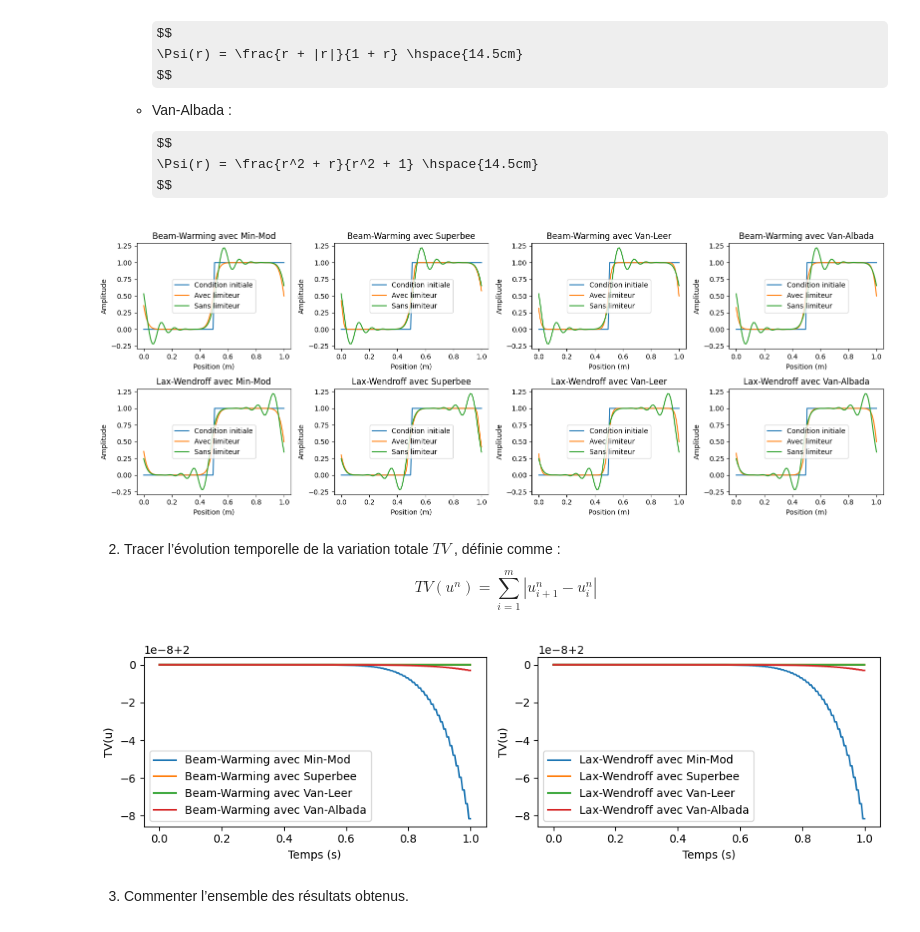
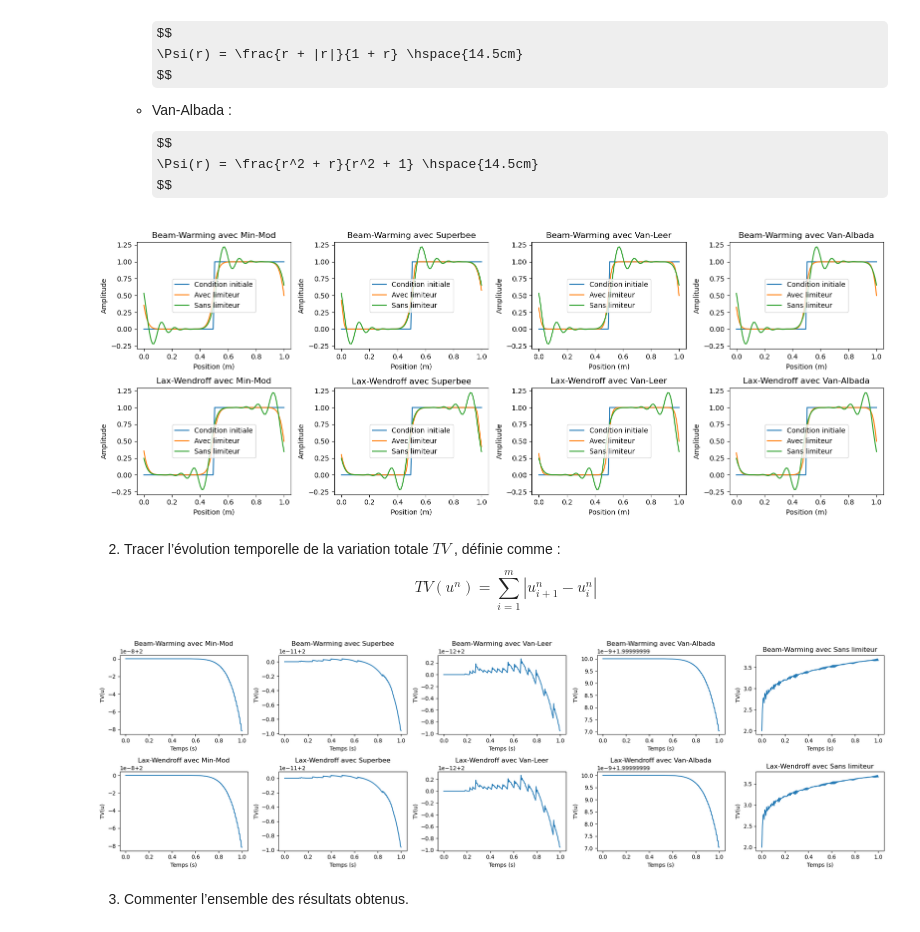
Before and after one commit to f-debrandois/N7_A3, a Jupyter notebook: S7/EDP/TP/TP3_Limiteurs.ipynb, the cells around one changed output. Drawn from its saved outputs; the diff is of its cells as text; code cells hidden in the pictures; some formulas as TeX source.

```diff
--- a/S7/EDP/TP/TP3_Limiteurs.ipynb
+++ b/S7/EDP/TP/TP3_Limiteurs.ipynb
@@ -112,7 +112,7 @@ def van_leer(r):
 def van_albada(r):
     return (r**2 + r) / (r**2 + 1)
 
-def identity(r):
+def sans_lim(r):
     return 1
 # %%
 # Afficher les discrétisations
@@ -141,11 +141,11 @@ def affichage_discretisation():
 
             # Discrétisation par le schéma de Beam-Warming avec et sans limiteur
             u_beam_limit = beam_warming(u_beam_limit, C, limiter)
-            u_beam = beam_warming(u_beam, C, identity)
+            u_beam = beam_warming(u_beam, C, sans_lim)
 
             # Discrétisation par le schéma de Lax-Wendroff avec et sans limiteur
             u_lax_limit = lax_wendroff(u_lax_limit, C, limiter)
-            u_lax = lax_wendroff(u_lax, C, identity)
+            u_lax = lax_wendroff(u_lax, C, sans_lim)
 
         # Affichage des résultats
         plt.subplot(2, len(limiters), i % len(limiters) + 1)
@@ -171,7 +171,7 @@ def affichage_discretisation():
 
 affichage_discretisation()
 # %% [output]
-[figure, old version]
+[figure, new version]
 # %% [markdown]
 2. Tracer l’évolution temporelle de la variation totale $TV$ , définie comme :
 $$
@@ -181,10 +181,10 @@ $$
 def evolution_temporelle():
 
     # Boucle sur les différents limiteurs
-    limiters = [minmod, superbee, van_leer, van_albada]
-    labels = ['Min-Mod', 'Superbee', 'Van-Leer', 'Van-Albada']
+    limiters = [minmod, superbee, van_leer, van_albada, sans_lim]
+    labels = ['Min-Mod', 'Superbee', 'Van-Leer', 'Van-Albada', 'Sans limiteur']
 
-    plt.figure(figsize=(10, 3))
+    plt.figure(figsize=(4*len(limiters), 6))
 
     # Boucle sur les différentes limiteurs
     for i, limiter in enumerate(limiters):
@@ -197,37 +197,37 @@ def evolution_temporelle():
         u_lax_limit = condition_init(x, x0)
 
         T_scale = np.linspace(0, T, int(T / dt))
         TV_u_beam_limit = [np.sum(np.abs(np.roll(u_beam_limit, -1) - u_beam_limit))]
         TV_u_lax_limit = [np.sum(np.abs(np.roll(u_lax_limit, -1) - u_lax_limit))]
 
         # Boucle temporelle
         for n in range(int(T / dt) - 1):
 
             # Discrétisation par le schéma de Beam-Warming avec limiteur
             u_beam_limit = beam_warming(u_beam_limit, C, limiter)
             TV_u_beam_limit.append(np.sum(np.abs(np.roll(u_beam_limit, -1) - u_beam_limit)))
 
             # Discrétisation par le schéma de Lax-Wendroff avec limiteur
             u_lax_limit = lax_wendroff(u_lax_limit, C, limiter)
             TV_u_lax_limit.append(np.sum(np.abs(np.roll(u_lax_limit, -1) - u_lax_limit)))
 
-        plt.subplot(1, 2, 1)
+        plt.subplot(2, len(limiters), i % len(limiters) + 1)
+        plt.title(f"Beam-Warming avec {labels[i]}")
         plt.plot(T_scale, TV_u_beam_limit, label=f"Beam-Warming avec {labels[i]}")
         plt.xlabel('Temps (s)')
         plt.ylabel('TV(u)')
-        plt.legend()
 
-        plt.subplot(1, 2, 2)
+        plt.subplot(2, len(limiters), i % len(limiters) + 1 + len(limiters))
+        plt.title(f"Lax-Wendroff avec {labels[i]}")
         plt.plot(T_scale, TV_u_lax_limit, label=f"Lax-Wendroff avec {labels[i]}")
         plt.xlabel('Temps (s)')
         plt.ylabel('TV(u)')
-        plt.legend()
 
     plt.tight_layout()
     plt.show()
 
 evolution_temporelle()
 # %% [output]
-[figure, old version]
+[figure, new version]
 # %% [markdown]
 3. Commenter l’ensemble des résultats obtenus.
```
Also changed, not shown: parts of 1 cell of this notebook, 2 other files.
